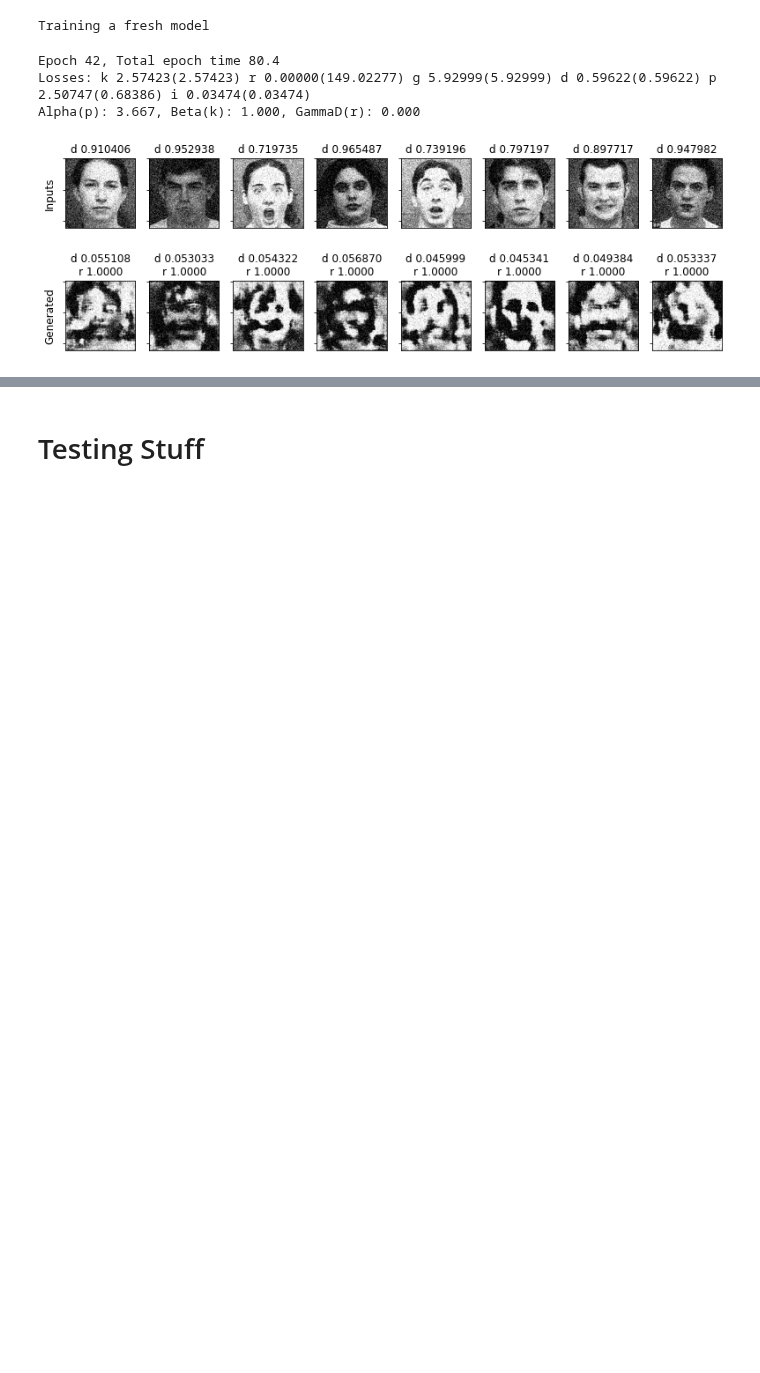
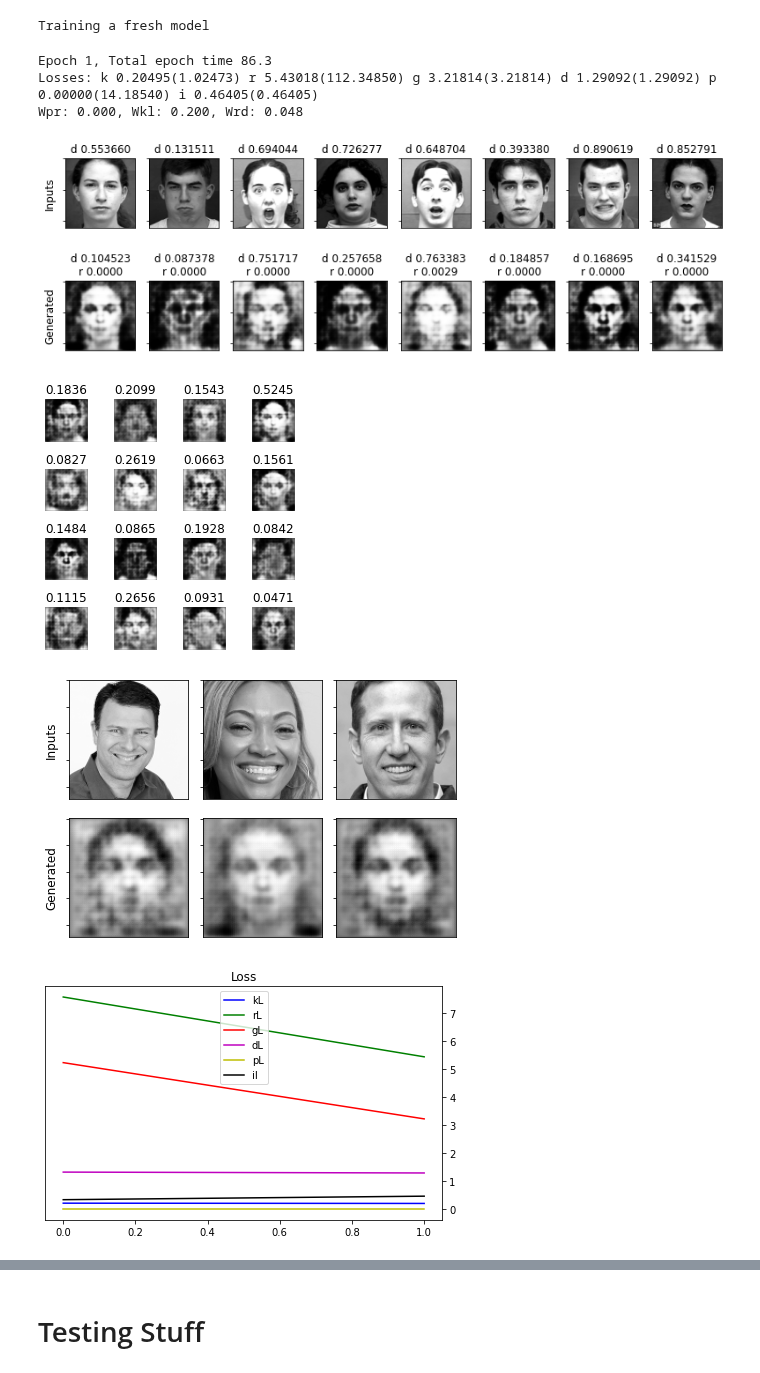
Before and after one commit to willtc111/StoicNet, a Jupyter notebook: Trainer.ipynb, the cells around one changed output, grey strips where cells are left out. Drawn from its saved outputs; the diff is of its cells as text; code cells hidden in the pictures; blank space fills up the shorter version.

```diff
--- a/Trainer.ipynb
+++ b/Trainer.ipynb
@@ -342,7 +342,7 @@ def add_noise(x):
 
 
 @tf.function
-def compute_apply_gradients(enc, dec, dis, iden, x_neutral, x_express, x_other, encOptimizer, decOptimizer, disOptimizer, idenOptimizer, alpha, beta, gammaD, gammaE):
+def compute_apply_gradients(enc, dec, dis, iden, x_neutral, x_express, x_other, encOptimizer, decOptimizer, disOptimizer, idenOptimizer, alpha, Wkl, Wrd, Wre):
     # Do a quick identity training.
     with tf.GradientTape() as idenTape:
         idenloss = id_speed_round(iden, enc, dec, x_neutral, x_express, x_other)
@@ -353,7 +353,7 @@ def compute_apply_gradients(enc, dec, dis, iden, x_neutral, x_express, x_other,
     with tf.GradientTape(persistent=True) as tape:
         encloss, decloss, disloss, idenloss = compute_loss(enc, dec, dis, iden,
                                                            x_neutral, x_express, x_other,
-                                                           alpha, beta, gammaD, gammaE)
+                                                           alpha, Wkl, Wrd, Wre)
 
     gradients_of_enc = tape.gradient(encloss, enc.trainable_variables)
     gradients_of_dec = tape.gradient(decloss, dec.trainable_variables)
@@ -367,7 +367,7 @@ def compute_apply_gradients(enc, dec, dis, iden, x_neutral, x_express, x_other,
 
 
 #@tf.function
-def compute_loss(enc, dec, dis, iden, x_neutral, x_express, x_other, alpha, beta, gammaD, gammaE):
+def compute_loss(enc, dec, dis, iden, x_neutral, x_express, x_other, alpha, Wkl, Wrd, Wre):
     #Compute loss values
     klLoss, recLoss, decGanLoss, disGanLoss, presLoss, idenLoss = compute_ALL_loss(enc, dec, dis, iden,
                                                                                    x_neutral, x_express, x_other)
@@ -377,12 +377,12 @@ def compute_loss(enc, dec, dis, iden, x_neutral, x_express, x_other, alpha, beta
     # Group them up for each network
     encLoss = tf.math.add(
         tf.math.add(
-            tf.math.multiply(beta,  klLoss),
-            tf.math.multiply(gammaE, recLoss)),
+            tf.math.multiply(Wkl,  klLoss),
+            tf.math.multiply(Wre, recLoss)),
         presLoss) # (B * Lkl) + Lr + (A*Lp)
     decLoss = tf.math.add(
         tf.math.add(
-            tf.math.multiply(gammaD, recLoss),
+            tf.math.multiply(Wrd, recLoss),
             decGanLoss),
         presLoss) # (G * Lr) - Lg + (A*Lp)
     disLoss = disGanLoss
@@ -549,7 +549,7 @@ def display_novel_images():
 def display_imgs_ratings(test_input, epoch=-1):
     images = generateImg(encoder, decoder, test_input[0:8])
     rs = recognizer.recognize(test_input[0:8], images)
-    ims = np.concatenate((test_input[0:8], images), axis=0)
+    ims = np.concatenate((add_noise(test_input[0:8]), images), axis=0)
     assert not np.any(np.isnan(ims))
     fig, axes = plt.subplots(nrows=2, ncols=8, figsize=(11,4))
     ds = discriminator(ims)
@@ -595,29 +595,29 @@ if not FRESH:
     c = tf.train.latest_checkpoint(checkpoint_dir)
     print("Restoring checkpoint {0}".format(c))
     checkpoint.restore(c).assert_consumed()
-    startEpoch = max(alpha_ramp_end,beta_ramp_end, gammaD_ramp_end)
+    startEpoch = max(alpha_ramp_end,Wkl_ramp_end, Wrd_ramp_end)
 else:
     print("Training a fresh model")
     startEpoch = 0
 # %% [output]
 Training a fresh model
 # %%
-alpha = 0.0         # Alpha weights identity preservation loss.
-max_alpha = 5.0
-alpha_ramp_start = 20   # Ramps up
-alpha_ramp_end = 30
+Wpr = 0.0         # Wpr weights identity preservation loss.
+max_Wpr = 5.0
+Wpr_ramp_start = 20   # Ramps up
+Wpr_ramp_end = 30
 
-beta = 0.0      # Beta weighs KL Divergence loss.
-max_beta = 1.0
-beta_ramp_start = -1   # Ramps up
-beta_ramp_end = 10
+Wkl = 0.0      # Wkl weighs KL Divergence loss.
+max_Wkl = 1.0
+Wkl_ramp_start = -1   # Ramps up
+Wkl_ramp_end = 10
 
-gammaD = 0.05    # Gamma weighs reconstruction loss for the decoder
-max_gammaD = 0.05
-min_gammaD = 0.0
-gammaD_ramp_end = 30   # Ramps down
+Wrd = 0.05    # Wrd weighs reconstruction loss for the decoder
+max_Wrd = 0.05
+min_Wrd = 0.0
+Wrd_ramp_end = 30   # Ramps down
 
-gammaE = 0.05   # Gamma2 weighs reconstruction loss for the encoder (constant)
+Wre = 0.05   # Wre weighs reconstruction loss for the encoder (constant)
 
 ls = []
 bestLoss = 999999.9
@@ -628,12 +628,12 @@ for epoch in range(startEpoch, epochs-startEpoch):
     start_time = time.time()
     batchCounter = 0
 
-    alpha = min(max_alpha, max_alpha * (max(0,(epoch - alpha_ramp_start)) / alpha_ramp_end))
-    alpha = tf.convert_to_tensor(alpha, dtype=tf.float32)
-    beta = min(max_beta, max_beta * (max(0, (epoch - beta_ramp_start)) / beta_ramp_end))
-    beta = tf.convert_to_tensor(beta, dtype=tf.float32)
-    gammaD = min_gammaD + max_gammaD * max(0, 1 - (epoch / gammaD_ramp_end))
-    gammaD = tf.convert_to_tensor(gammaD, dtype=tf.float32)
+    Wpr = min(max_Wpr, max_Wpr * (max(0,(epoch - Wpr_ramp_start)) / Wpr_ramp_end))
+    Wpr = tf.convert_to_tensor(Wpr, dtype=tf.float32)
+    Wkl = min(max_Wkl, max_Wkl * (max(0, (epoch - Wkl_ramp_start)) / Wkl_ramp_end))
+    Wkl = tf.convert_to_tensor(Wkl, dtype=tf.float32)
+    Wrd = min_Wrd + max_Wrd * max(0, 1 - (epoch / Wrd_ramp_end))
+    Wrd = tf.convert_to_tensor(Wrd, dtype=tf.float32)
 
     for image_features in parsed_train:
         neutral_raw = image_features['imageNeutral']
@@ -644,7 +644,7 @@ for epoch in range(startEpoch, epochs-startEpoch):
             encoder, decoder, discriminator, recognizer,
             neutral_raw, expressive_raw, other_raw,
             encOptimizer, decOptimizer, disOptimizer, idenOptimizer,
-            alpha, beta, gammaD, gammaE)
+            Wpr, Wkl, Wrd, Wre)
 
         batchCounter += 1
         if batchCounter % 10 == 0:
@@ -680,44 +680,47 @@ for epoch in range(startEpoch, epochs-startEpoch):
             print(".", end="")
 
     klr = kloss.result().numpy()
-    kl = tf.math.multiply(kloss.result(), beta).numpy()
+    kl = tf.math.multiply(kloss.result(), Wkl).numpy()
     rlr = rloss.result().numpy()
-    rl = tf.math.multiply(rloss.result(), gammaD).numpy()
+    rl = tf.math.multiply(rloss.result(), Wrd).numpy()
     glr = gloss.result().numpy()
     gl = gloss.result().numpy()
     dlr = dloss.result().numpy()
     dl = dloss.result().numpy()
     plr = ploss.result().numpy()
-    pl = tf.math.multiply(ploss.result(), alpha).numpy()
+    pl = tf.math.multiply(ploss.result(), Wpr).numpy()
     ilr = iloss.result().numpy()
     il = iloss.result().numpy()
     ls = ls + [(kl, rl, gl, dl, pl, il)]
 
     end_time = time.time()
 
     # Output
     display.clear_output(wait=False)
     print('Epoch {0}, Total epoch time {1:.1f}'.format(epoch, end_time-start_time))
     print('Losses: k {0:.5f}({1:.5f}) r {2:.5f}({3:.5f}) g {4:.5f}({5:.5f}) d {6:.5f}({7:.5f}) p {8:.5f}({9:.5f}) i {10:.5f}({11:.5f})'.format(
             kl, klr, rl, rlr, gl, glr, dl, dlr, pl, plr, il, ilr))
-    print("Alpha(p): {0:.3f}, Beta(k): {1:.3f}, GammaD(r): {2:.3f}".format(alpha, beta, gammaD))
+    print("Wpr: {0:.3f}, Wkl: {1:.3f}, Wrd: {2:.3f}".format(Wpr, Wkl, Wrd))
     display_imgs_ratings(random_images_for_generation)
     save_images(epoch, random_vector_for_generation)
     display_novel_images()
     plot_ALL_loss(ls)
 
     # Save the model from time to time or if you get a new record (after sufficient training)
     if epoch > 25 and rl + gl + pl < bestLoss:
         bestLoss = rl + gl + pl
         best_checkpoint_prefix = os.path.join(checkpoint_dir, "BEST_CKPT_")
         checkpoint.save(file_prefix=best_checkpoint_prefix)
         print("*Saved new best*")
     elif (epoch + 1) % 10 == 0:
         checkpoint.save(file_prefix=checkpoint_prefix.format(epoch))
 
     tf.keras.backend.clear_session()
 # %% [output]
-Epoch 42, Total epoch time 80.4
-Losses: k 2.57423(2.57423) r 0.00000(149.02277) g 5.92999(5.92999) d 0.59622(0.59622) p 2.50747(0.68386) i 0.03474(0.03474)
-Alpha(p): 3.667, Beta(k): 1.000, GammaD(r): 0.000
+Epoch 1, Total epoch time 86.3
+Losses: k 0.20495(1.02473) r 5.43018(112.34850) g 3.21814(3.21814) d 1.29092(1.29092) p 0.00000(14.18540) i 0.46405(0.46405)
+Wpr: 0.000, Wkl: 0.200, Wrd: 0.048
-[figure, old version]
+[figure, new version]
+[figure, added]
+[figure, added]
+[figure, added]
```
Also changed, not shown: parts of 1 cell of this notebook.
